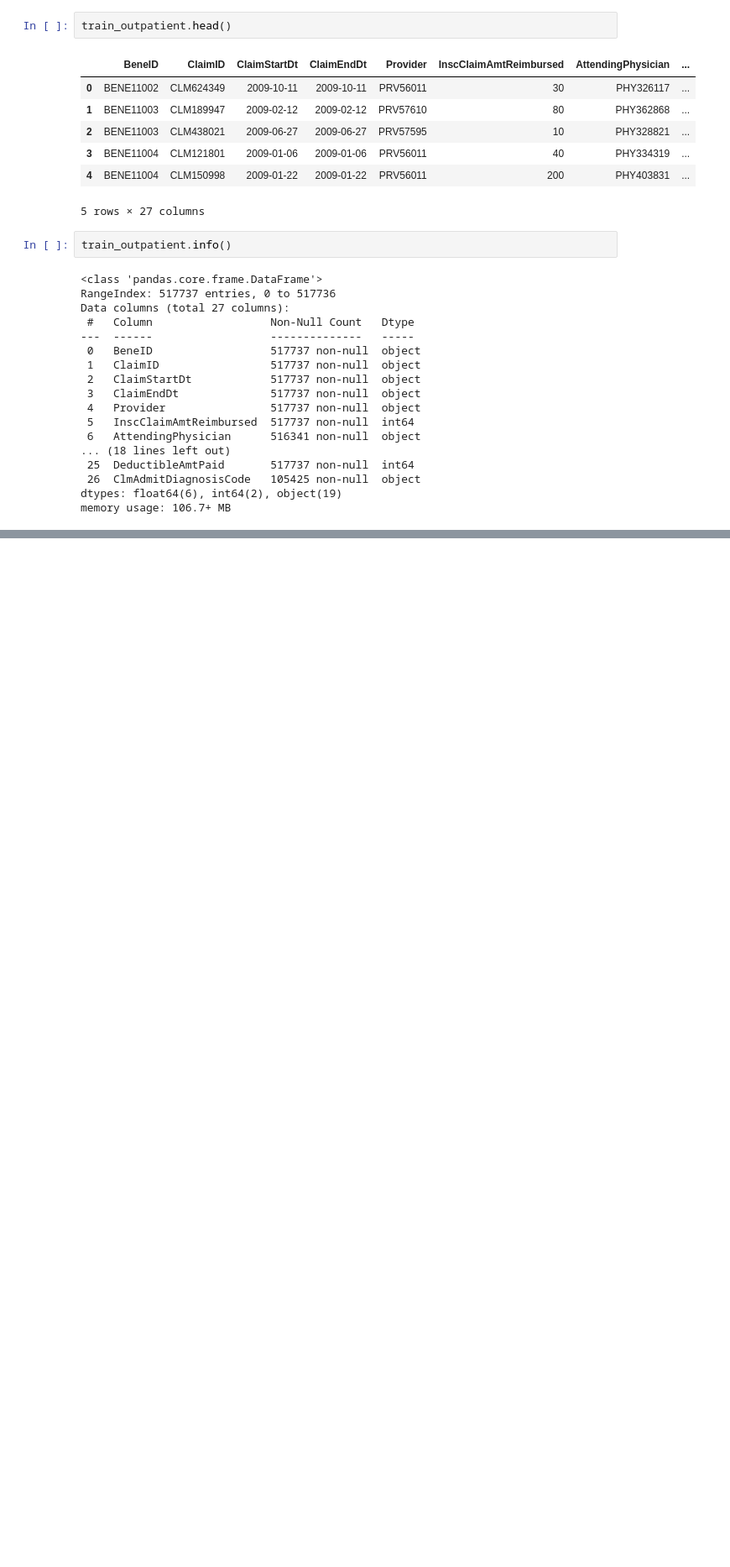
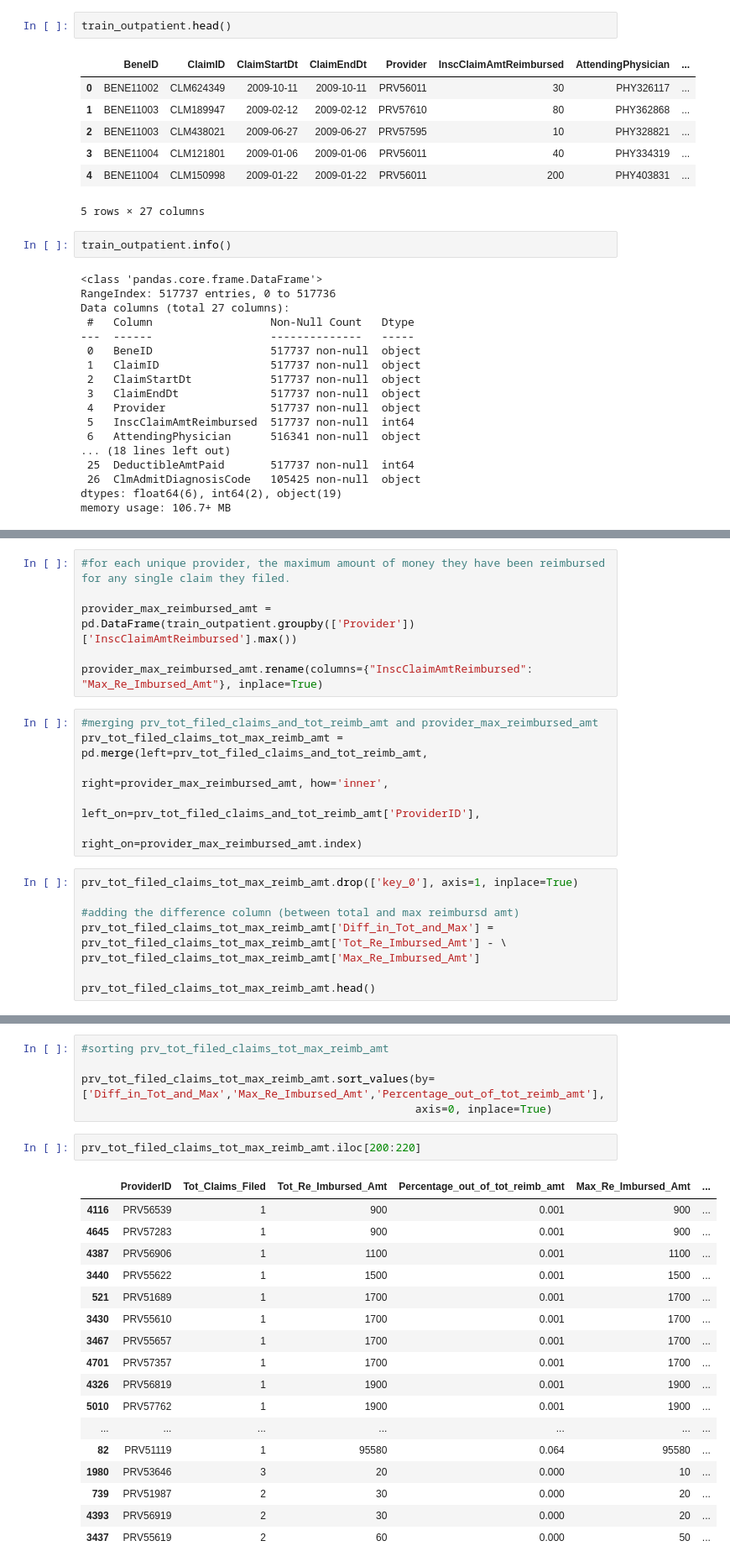
Before and after one commit to ShabnaNasser/Healthcare-Provider-Fraud-Detection-Analysis, a Jupyter notebook: HEALTHCARE PROVIDER FRAUD DETECTION ANALYSIS.ipynb, the cells around one changed output, grey strips where cells are left out. Shown: that part at 84% size. Cells and saved outputs as stored; diff of their text form; blank space fills up the shorter version.

```diff
--- a/HEALTHCARE PROVIDER FRAUD DETECTION ANALYSIS.ipynb
+++ b/HEALTHCARE PROVIDER FRAUD DETECTION ANALYSIS.ipynb
@@ -895,0 +1005,20 @@ Index(['BeneID', 'ClaimID', 'ClaimStartDt', 'ClaimEndDt', 'Provider',
+# %%
+#for each unique provider, the maximum amount of money they have been reimbursed for any single claim they filed.
+
+provider_max_reimbursed_amt = pd.DataFrame(train_outpatient.groupby(['Provider'])['InscClaimAmtReimbursed'].max())
+
+provider_max_reimbursed_amt.rename(columns={"InscClaimAmtReimbursed": "Max_Re_Imbursed_Amt"}, inplace=True)
+# %%
+#merging prv_tot_filed_claims_and_tot_reimb_amt and provider_max_reimbursed_amt
+prv_tot_filed_claims_tot_max_reimb_amt = pd.merge(left=prv_tot_filed_claims_and_tot_reimb_amt,
+                                                  right=provider_max_reimbursed_amt, how='inner',
+                                                  left_on=prv_tot_filed_claims_and_tot_reimb_amt['ProviderID'],
+                                                  right_on=provider_max_reimbursed_amt.index)
+# %%
+prv_tot_filed_claims_tot_max_reimb_amt.drop(['key_0'], axis=1, inplace=True)
+
+#adding the difference column (between total and max reimbursd amt)
+prv_tot_filed_claims_tot_max_reimb_amt['Diff_in_Tot_and_Max'] = prv_tot_filed_claims_tot_max_reimb_amt['Tot_Re_Imbursed_Amt'] - \
+prv_tot_filed_claims_tot_max_reimb_amt['Max_Re_Imbursed_Amt']
+
+prv_tot_filed_claims_tot_max_reimb_amt.head()
@@ -895,0 +1032,25 @@ Index(['BeneID', 'ClaimID', 'ClaimStartDt', 'ClaimEndDt', 'Provider',
+# %%
+#sorting prv_tot_filed_claims_tot_max_reimb_amt
+
+prv_tot_filed_claims_tot_max_reimb_amt.sort_values(by=['Diff_in_Tot_and_Max','Max_Re_Imbursed_Amt','Percentage_out_of_tot_reimb_amt'],
+                                                   axis=0, inplace=True)
+# %%
+prv_tot_filed_claims_tot_max_reimb_amt.iloc[200:220]
+# %% [output]
+|  | ProviderID | Tot_Claims_Filed | Tot_Re_Imbursed_Amt | Percentage_out_of_tot_reimb_amt | Max_Re_Imbursed_Amt | ... |
+| 4116 | PRV56539 | 1 | 900 | 0.001 | 900 | ... |
+| 4645 | PRV57283 | 1 | 900 | 0.001 | 900 | ... |
+| 4387 | PRV56906 | 1 | 1100 | 0.001 | 1100 | ... |
+| 3440 | PRV55622 | 1 | 1500 | 0.001 | 1500 | ... |
+| 521 | PRV51689 | 1 | 1700 | 0.001 | 1700 | ... |
+| 3430 | PRV55610 | 1 | 1700 | 0.001 | 1700 | ... |
+| 3467 | PRV55657 | 1 | 1700 | 0.001 | 1700 | ... |
+| 4701 | PRV57357 | 1 | 1700 | 0.001 | 1700 | ... |
+| 4326 | PRV56819 | 1 | 1900 | 0.001 | 1900 | ... |
+| 5010 | PRV57762 | 1 | 1900 | 0.001 | 1900 | ... |
+| ... | ... | ... | ... | ... | ... | ... |
+| 82 | PRV51119 | 1 | 95580 | 0.064 | 95580 | ... |
+| 1980 | PRV53646 | 3 | 20 | 0.000 | 10 | ... |
+| 739 | PRV51987 | 2 | 30 | 0.000 | 20 | ... |
+| 4393 | PRV56919 | 2 | 30 | 0.000 | 20 | ... |
+| 3437 | PRV55619 | 2 | 60 | 0.000 | 50 | ... |
```
Also changed, not shown: parts of 207 cells of this notebook.
